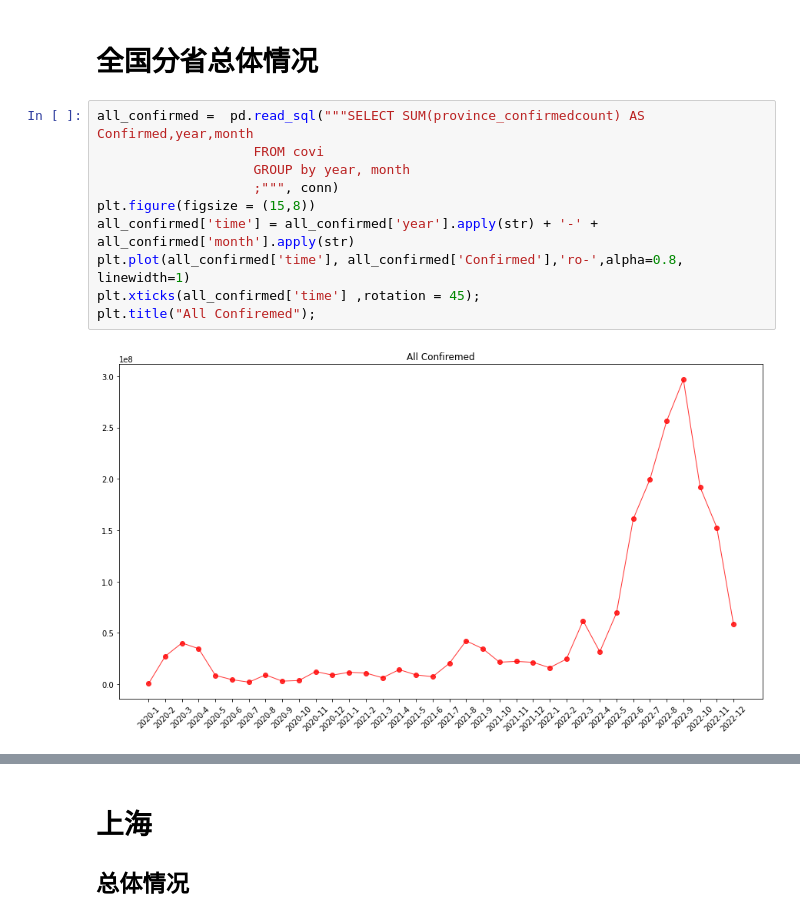
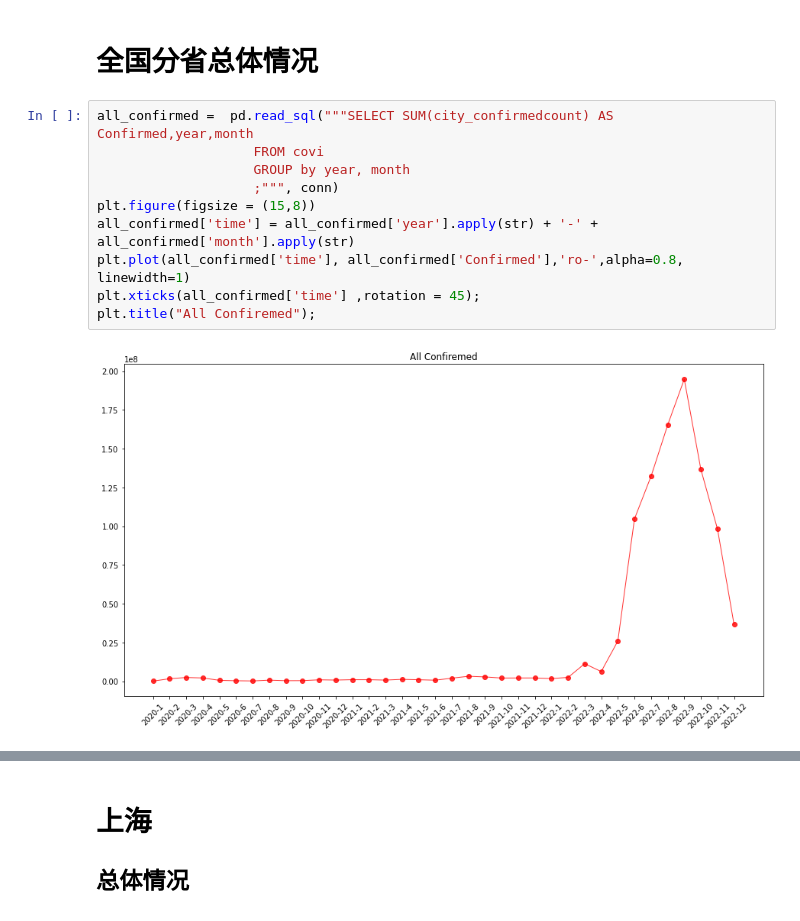
Before and after one commit to eurus-ling/housing_price, a Jupyter notebook: covi-2019-explore-HXY.ipynb, the cells around one changed output, grey strips where cells are left out. Drawn from its saved outputs; the diff is of its cells as text.

```diff
--- a/covi-2019-explore-HXY.ipynb
+++ b/covi-2019-explore-HXY.ipynb
@@ -22,14 +22,14 @@ tables.head()
 # %% [markdown]
 # 全国分省总体情况
 # %%
-all_confirmed =  pd.read_sql("""SELECT SUM(province_confirmedcount) AS Confirmed,year,month
+all_confirmed =  pd.read_sql("""SELECT SUM(city_confirmedcount) AS Confirmed,year,month
                     FROM covi
                     GROUP by year, month
                     ;""", conn)
 plt.figure(figsize = (15,8))
 all_confirmed['time'] = all_confirmed['year'].apply(str) + '-' + all_confirmed['month'].apply(str)
 plt.plot(all_confirmed['time'], all_confirmed['Confirmed'],'ro-',alpha=0.8, linewidth=1)
 plt.xticks(all_confirmed['time'] ,rotation = 45);
 plt.title("All Confiremed");
 # %% [output]
-[figure, old version]
+[figure, new version]
```
Also changed, not shown: parts of 5 cells of this notebook.
